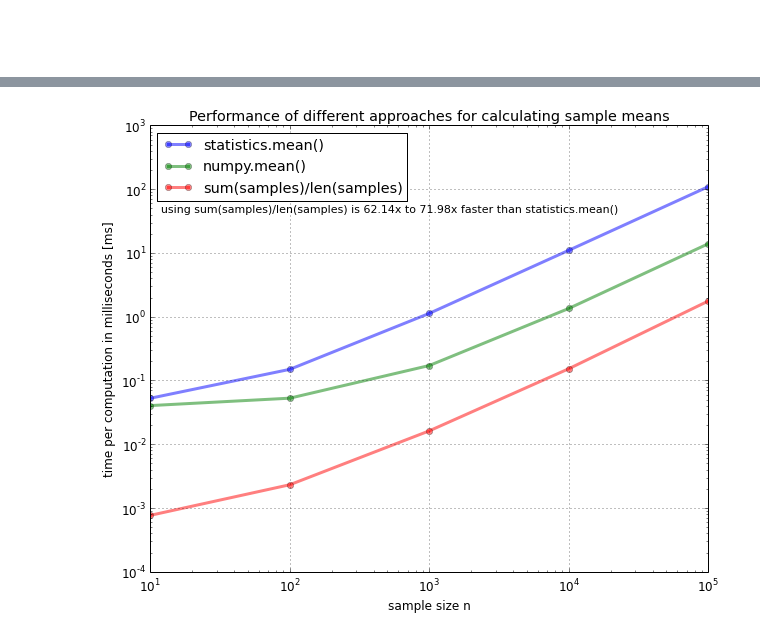
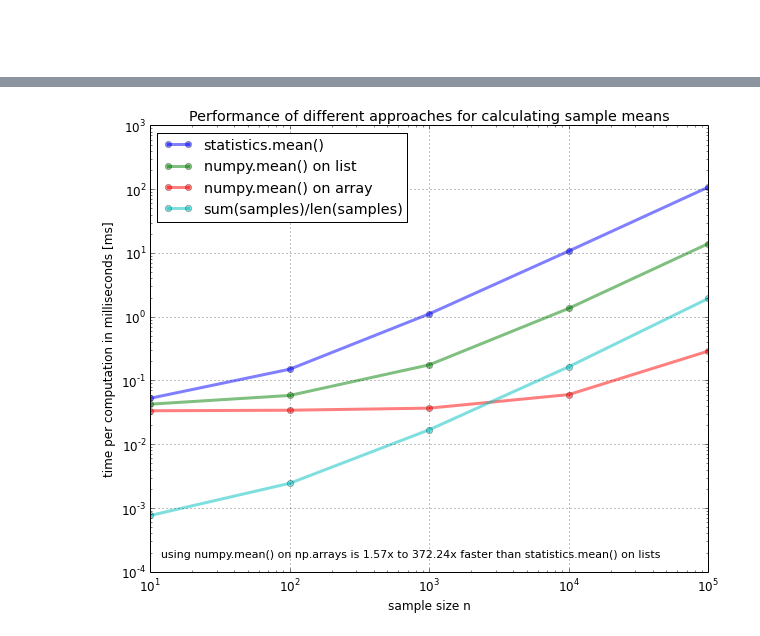
Before and after one commit to rasbt/One-Python-benchmark-per-day, a Jupyter notebook: ipython_nbs/day2_mean_values.ipynb, the cells around one changed output, grey strips where cells are left out. Drawn from its saved outputs; the diff is of its cells as text; code cells hidden in the pictures.

Commit message:
added numpy mean for arrays

```diff
--- a/ipython_nbs/day2_mean_values.ipynb
+++ b/ipython_nbs/day2_mean_values.ipynb
@@ -19,17 +19,30 @@ last updated: 05/08/2014
 # the standard library in Python 3.4
 
 import timeit
-from statistics import mean as st_mean
-from numpy import mean as np_mean
+import statistics as stats
+import numpy as np
 
 def calc_mean(samples):
     return sum(samples)/len(samples)
 
-samples = list(range(1000000))
+def np_mean(samples):
+    return np.mean(samples)
 
-assert(st_mean(samples) == np_mean(samples) == calc_mean(samples))
+def np_mean_ary(np_array):
+    return np.mean(np_array)
 
+def st_mean(samples):
+    return stats.mean(samples)
+
+n = 1000000
+samples = list(range(n))
+samples_array = np_arange(n)
+
+assert(st_mean(samples) == np_mean(samples)
+       == calc_mean(samples) == np_mean_ary(samples_array))
+
+%timeit(calc_mean(samples))
+%timeit(np_mean(samples))
+%timeit(np_mean_ary(samples_array))
 %timeit(st_mean(samples))
-%timeit(np_mean(samples))
-%timeit(calc_mean(samples))
 # %% [output]
@@ -39,11 +53,13 @@ assert(st_mean(samples) == np_mean(samples) == calc_mean(samples))
 # %%
-funcs = ['st_mean', 'np_mean', 'calc_mean']
+funcs = ['st_mean', 'np_mean', 'calc_mean', 'np_mean_ary']
 orders_n = [10**n for n in range(1, 6)]
 times_n = {f:[] for f in funcs}
 
 for n in orders_n:
     samples = list(range(n))
     for f in funcs:
+        if f == 'np_mean_ary':
+            samples = np.arange(n)
         times_n[f].append(min(timeit.Timer('%s(samples)' %f,
                 'from __main__ import %s, samples' %f)
                     .repeat(repeat=3, number=1000)))
@@ -52,34 +68,36 @@ for n in orders_n:
 # %%
 import matplotlib.pyplot as plt
 
 labels = [('st_mean', 'statistics.mean()'),
-          ('np_mean', 'numpy.mean()'),
-          ('calc_mean', 'sum(samples)/len(samples)')]
+          ('np_mean', 'numpy.mean() on list'),
+          ('np_mean_ary', 'numpy.mean() on array'),
+          ('calc_mean', 'sum(samples)/len(samples)')
+          ]
 
 matplotlib.rcParams.update({'font.size': 12})
 
 fig = plt.figure(figsize=(10,8))
 for lb in labels:
     plt.plot(orders_n, times_n[lb[0]],
              alpha=0.5, label=lb[1], marker='o', lw=3)
 plt.xlabel('sample size n')
 plt.ylabel('time per computation in milliseconds [ms]')
 plt.legend(loc=2)
 plt.grid()
 plt.xscale('log')
 plt.yscale('log')
 plt.title('Performance of different approaches for calculating sample means')
 
 max_perf = max( s/c for s,c in zip(times_n['st_mean'],
-                                   times_n['calc_mean']) )
+                                   times_n['np_mean_ary']) )
 min_perf = min( s/c for s,c in zip(times_n['st_mean'],
-                                   times_n['calc_mean']) )
+                                   times_n['np_mean_ary']) )
 
-ftext = 'using sum(samples)/len(samples) is {:.2f}x to '\
-        '{:.2f}x faster than statistics.mean()'\
+ftext = 'using numpy.mean() on np.arrays is {:.2f}x to '\
+        '{:.2f}x faster than statistics.mean() on lists'\
         .format(min_perf, max_perf)
-plt.figtext(.14,.75, ftext, fontsize=11, ha='left')
+plt.figtext(.14,.15, ftext, fontsize=11, ha='left')
 
 plt.show()
 # %% [output]
-[figure, old version]
+[figure, new version]
```
Also changed, not shown: parts of 1 cell of this notebook, 1 other file.
